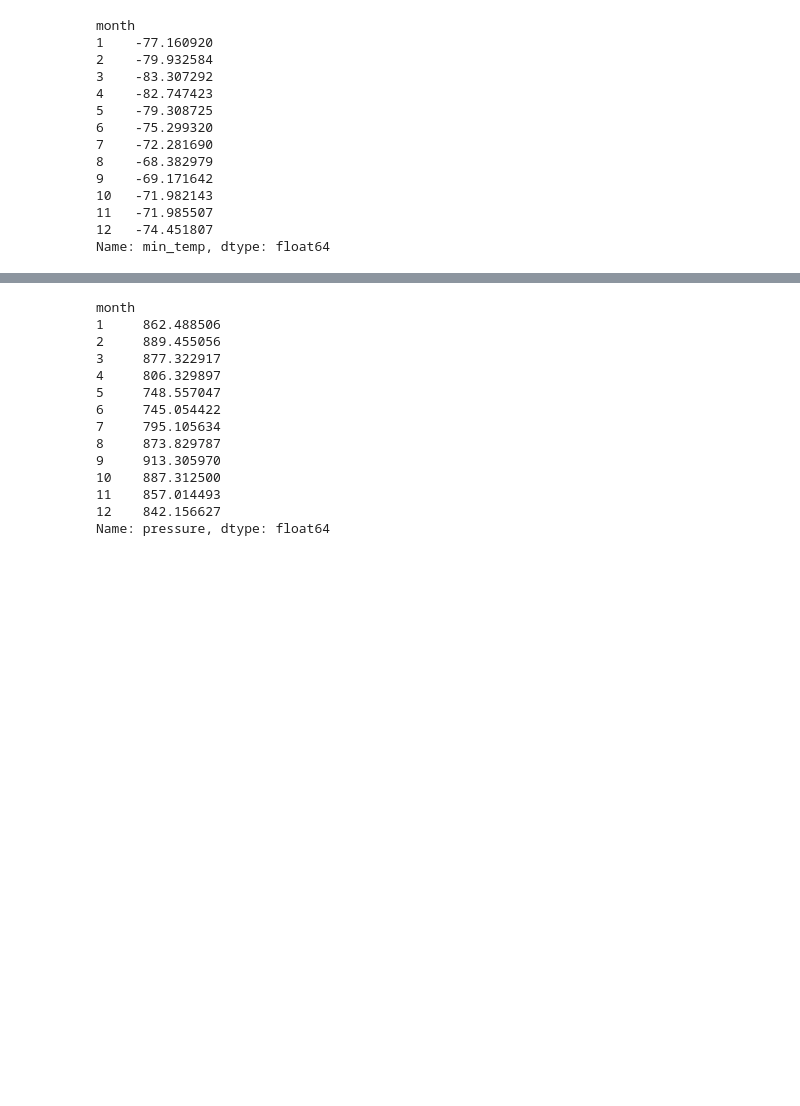
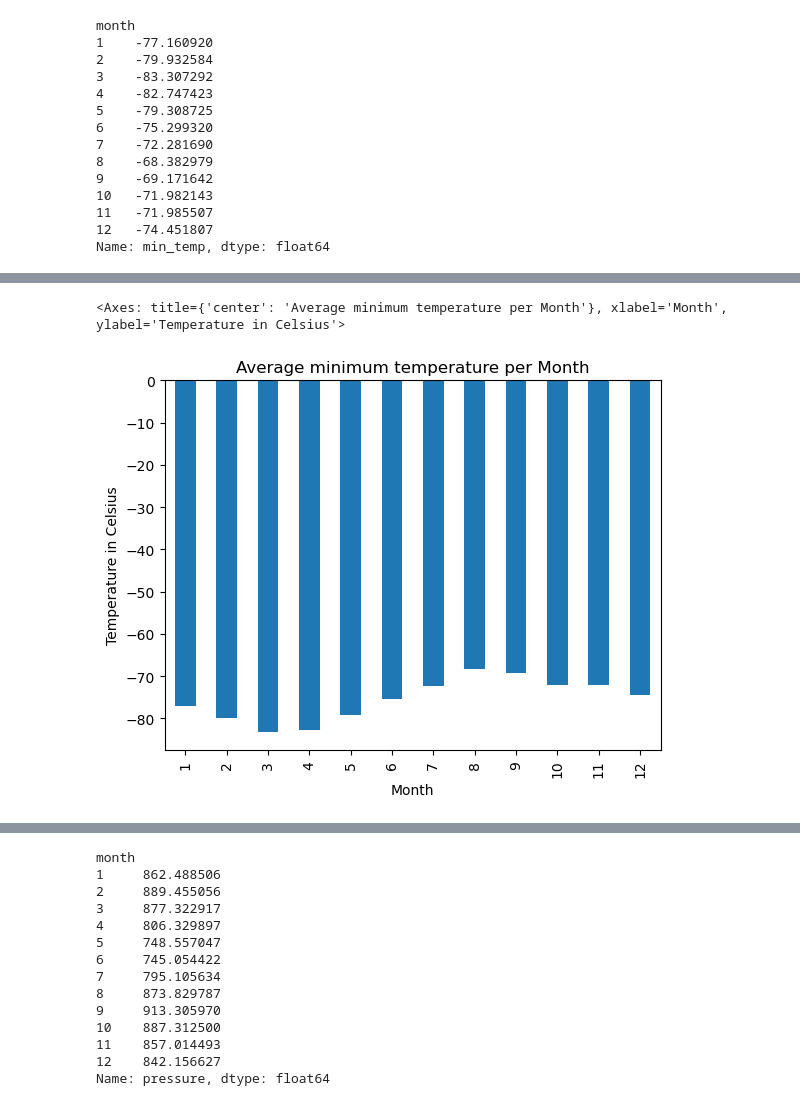
Before and after one commit to Cadeem-M/HTML-challenge, a Jupyter notebook: Mars/part_2_mars_weather.ipynb, the cells around one changed output, grey strips where cells are left out. Saved outputs shown, nothing was run; the diff lists cells and outputs as text; code cells hidden in the pictures; blank space fills up the shorter version.

```diff
--- a/Mars/part_2_mars_weather.ipynb
+++ b/Mars/part_2_mars_weather.ipynb
@@ -61,4 +61,8 @@ t_rows = data.find_all('tr', attrs="data-row")
 
 for row in t_rows:
     items = row.find_all('td')
-    data_entry.append(items)
+    lst = []
+    for item in items:
+        cell_data = item.text
+        lst.append(cell_data)
+    data_entry.append(lst)
@@ -114,2 +100,10 @@ dtype: object
+# %%
+# Change data types for data analysis
+df_mars['terrestrial_date'] = pd.to_datetime(df_mars['terrestrial_date'])
+df_mars['sol'] = df_mars.sol.astype('int64')
+df_mars['ls'] = df_mars.ls.astype('int64')
+df_mars['month'] = df_mars.month.astype('int64')
+df_mars['min_temp'] = df_mars.min_temp.astype(float)
+df_mars['pressure'] = df_mars.pressure.astype(float)
 # %%
 # Confirm type changes were successful by examining data types again
@@ -185,0 +177,9 @@ Name: min_temp, dtype: float64
+# %%
+# Plot the average temperature by month
+min_temp = df_mars.groupby('month')['min_temp'].mean()
+
+min_temp.plot(kind='bar', title='Average minimum temperature per Month',\
+              xlabel='Month', ylabel='Temperature in Celsius')
+# %% [output]
+<Axes: title={'center': 'Average minimum temperature per Month'}, xlabel='Month', ylabel='Temperature in Celsius'>
+[figure, added]
```
Also changed, not shown: parts of 15 cells of this notebook.
